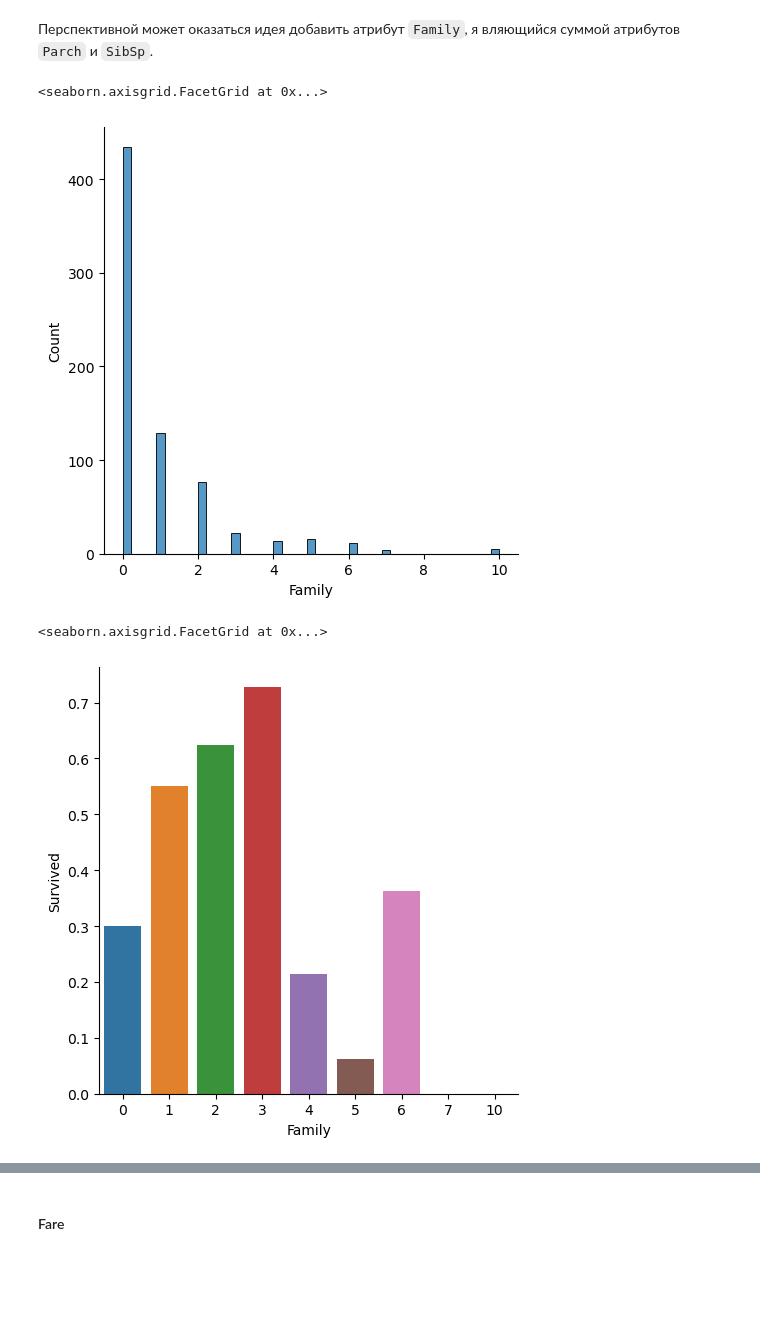
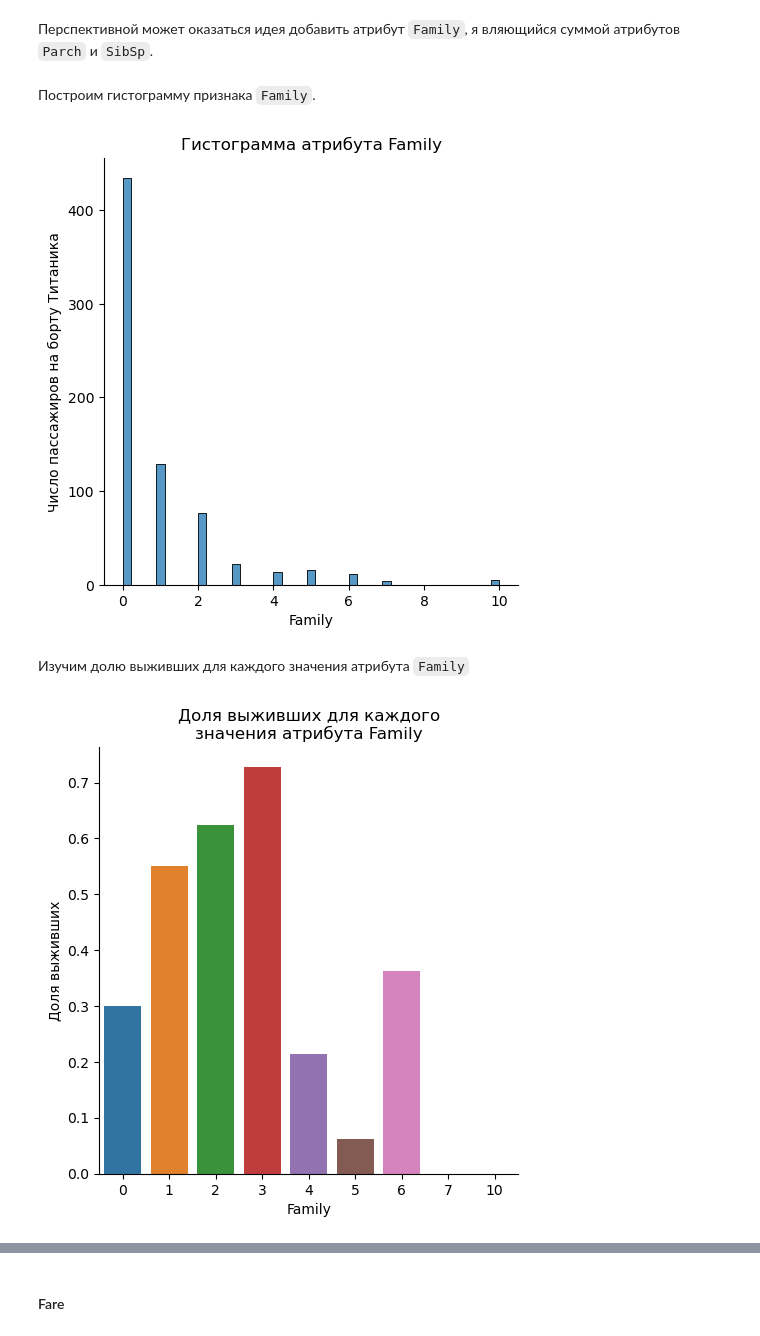
Before and after one commit to AlekseiBogachev/Titanic-Machine-Learning-from-Disaster, a Jupyter notebook: sources/Titanic-Machine-Learning-from-Disaster.ipynb, the cells around one changed output, grey strips where cells are left out. Drawn from its saved outputs; the diff is of its cells as text; code cells hidden in the pictures; blank space fills up the shorter version.

```diff
--- a/sources/Titanic-Machine-Learning-from-Disaster.ipynb
+++ b/sources/Titanic-Machine-Learning-from-Disaster.ipynb
@@ -853,13 +853,25 @@ plt.show()
 Перспективной может оказаться идея добавить атрибут `Family`, я вляющийся суммой атрибутов `Parch` и `SibSp`.
 # %%
 exploratory_set['Family'] = exploratory_set.Parch + exploratory_set.SibSp
+# %% [markdown]
+Построим гистограмму признака `Family`.
 # %%
-sns.displot(data=exploratory_set, x='Family', kind='hist')
+g = sns.displot(data=exploratory_set, x='Family', kind='hist')
+
+plt.ylabel('Число пассажиров на борту Титаника')
+plt.title('Гистограмма атрибута Family')
+
+plt.show()
 # %% [output]
-<seaborn.axisgrid.FacetGrid at 0x...>
-[figure, old version]
+[figure, new version]
+# %% [markdown]
+Изучим долю выживших для каждого значения атрибута `Family`
 # %%
 sns.catplot(data=exploratory_set, x='Family', y='Survived', kind='bar', errorbar=None)
+
+plt.title('Доля выживших для каждого\nзначения атрибута Family')
+plt.ylabel('Доля выживших')
+
+plt.show()
 # %% [output]
-<seaborn.axisgrid.FacetGrid at 0x...>
-[figure, old version]
+[figure, new version]
```
Also changed, not shown: parts of 45 cells of this notebook.
